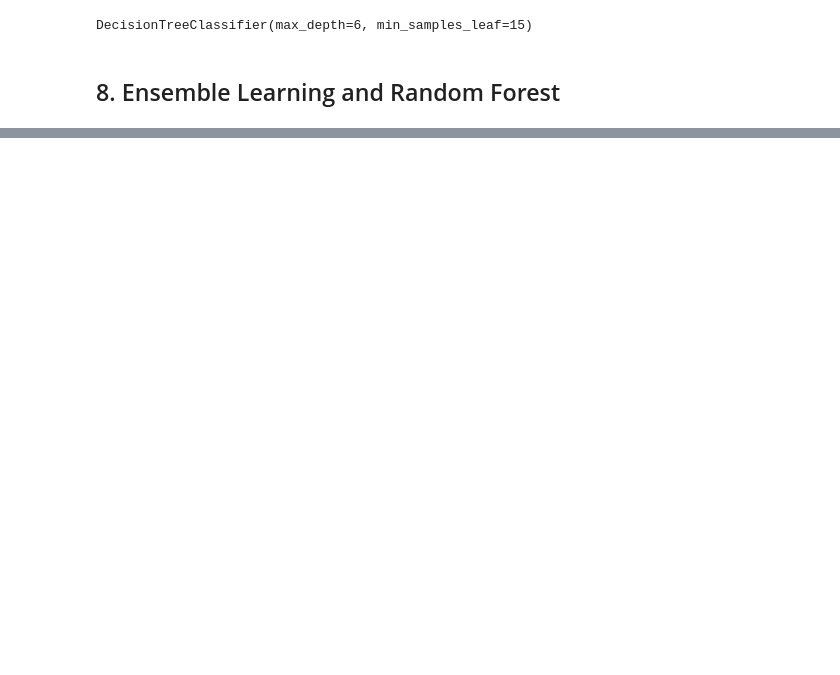
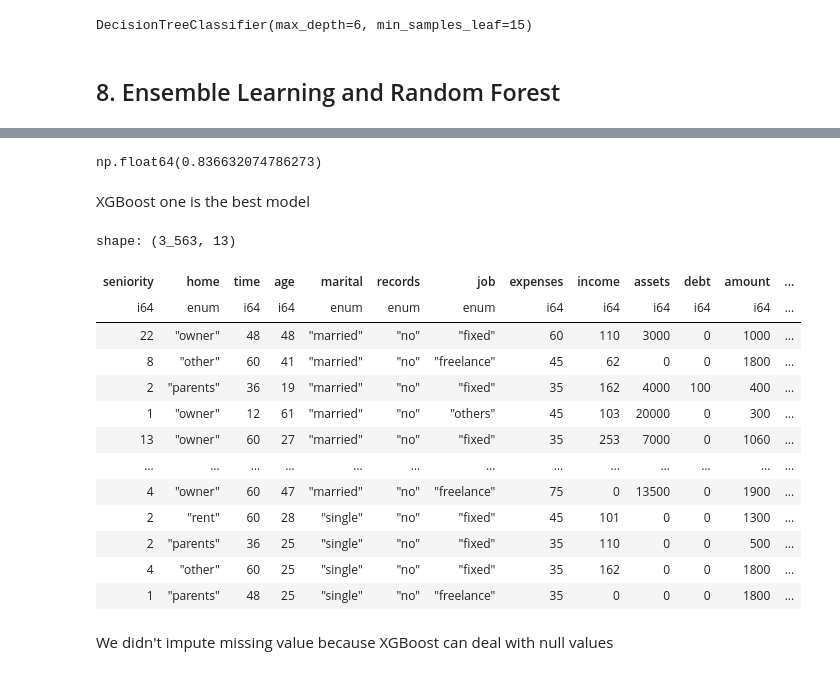
Before and after one commit to NikkiSatmaka/ml-zoomcamp, a Jupyter notebook: notebooks/module_06.ipynb, the cells around one changed output, grey strips where cells are left out. Saved outputs shown, nothing was run; the diff lists cells and outputs as text; code cells hidden in the pictures; blank space fills up the shorter version.

```diff
--- a/notebooks/module_06.ipynb
+++ b/notebooks/module_06.ipynb
@@ -751,0 +1152,7 @@ DecisionTreeClassifier(max_depth=6, min_samples_leaf=15)
+# %%
+y_pred = model.predict(dval)
+roc_auc_score(y_val, y_pred)
+# %% [output]
+np.float64(0.836632074786273)
+# %% [markdown]
+XGBoost one is the best model
@@ -751,0 +1161,19 @@ DecisionTreeClassifier(max_depth=6, min_samples_leaf=15)
+# %%
+df_full_train = df_full_train.drop("status")
+# %%
+df_full_train
+# %% [output]
+shape: (3_563, 13)
+| seniority | home | time | age | marital | records | job | expenses | income | assets | debt | amount | ... |
+| i64 | enum | i64 | i64 | enum | enum | enum | i64 | i64 | i64 | i64 | i64 | ... |
+| 22 | "owner" | 48 | 48 | "married" | "no" | "fixed" | 60 | 110 | 3000 | 0 | 1000 | ... |
+| 8 | "other" | 60 | 41 | "married" | "no" | "freelance" | 45 | 62 | 0 | 0 | 1800 | ... |
+| 2 | "parents" | 36 | 19 | "married" | "no" | "fixed" | 35 | 162 | 4000 | 100 | 400 | ... |
+| 1 | "owner" | 12 | 61 | "married" | "no" | "others" | 45 | 103 | 20000 | 0 | 300 | ... |
+| 13 | "owner" | 60 | 27 | "married" | "no" | "fixed" | 35 | 253 | 7000 | 0 | 1060 | ... |
+| … | … | … | … | … | … | … | … | … | … | … | … | ... |
+| 4 | "owner" | 60 | 47 | "married" | "no" | "freelance" | 75 | 0 | 13500 | 0 | 1900 | ... |
+| 2 | "rent" | 60 | 28 | "single" | "no" | "fixed" | 45 | 101 | 0 | 0 | 1300 | ... |
+| 2 | "parents" | 36 | 25 | "single" | "no" | "fixed" | 35 | 110 | 0 | 0 | 500 | ... |
+| 4 | "other" | 60 | 25 | "single" | "no" | "fixed" | 35 | 162 | 0 | 0 | 1800 | ... |
+| 1 | "parents" | 48 | 25 | "single" | "no" | "freelance" | 35 | 0 | 0 | 0 | 1800 | ... |
@@ -751,0 +1188,2 @@ DecisionTreeClassifier(max_depth=6, min_samples_leaf=15)
+# %% [markdown]
+We didn't impute missing value because XGBoost can deal with null values
```
Also changed, not shown: parts of 69 cells of this notebook.
